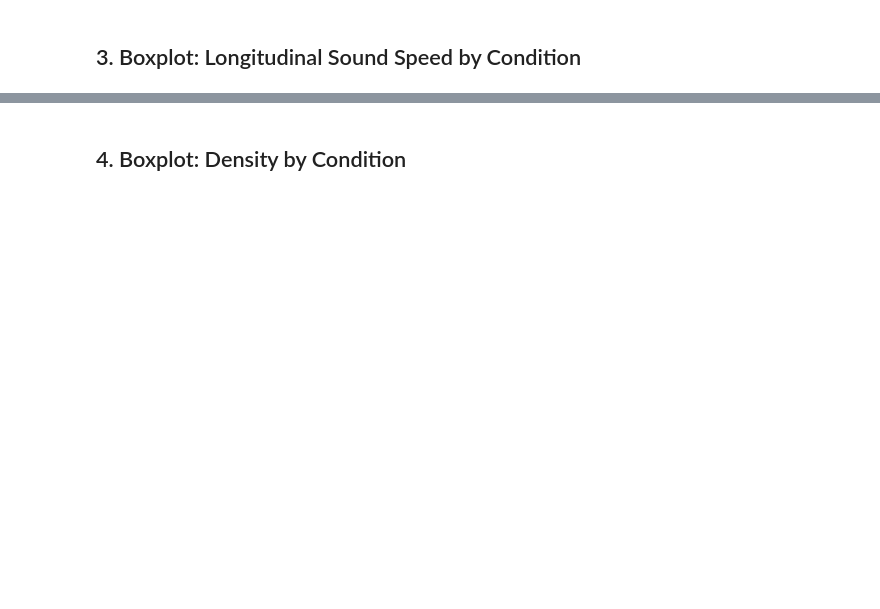
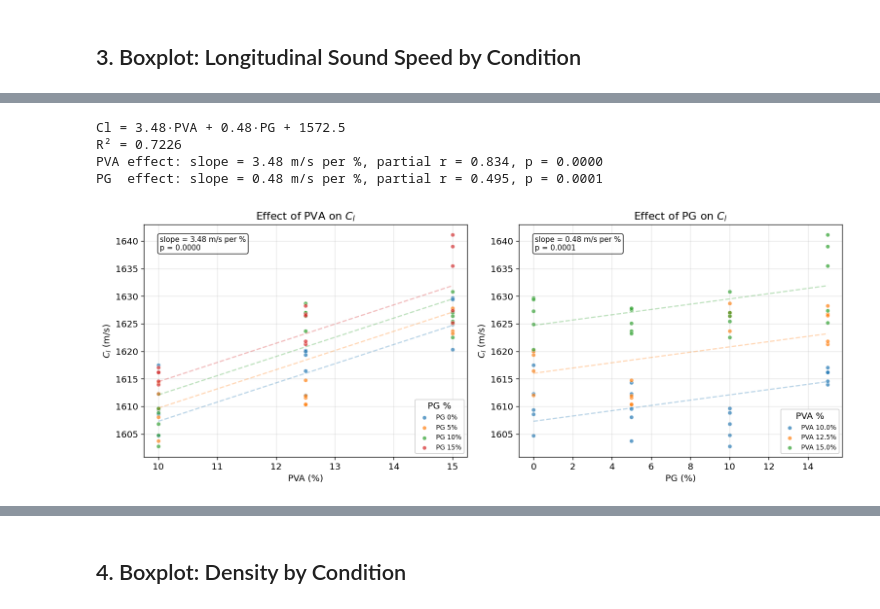
Before and after one commit to Alberto-Rodriguez-Martinez/ECOS, a Jupyter notebook: analysis/analyze_catalog.ipynb, the cells around one changed output, grey strips where cells are left out. Drawn from its saved outputs; the diff is of its cells as text; code cells hidden in the pictures; blank space fills up the shorter version.

```diff
--- a/analysis/analyze_catalog.ipynb
+++ b/analysis/analyze_catalog.ipynb
@@ -81,0 +175,75 @@ plt.show()
+# %%
+# --- Multiple regression: Cl = a·PVA + b·PG + c ---
+from scipy import stats
+import numpy as np
+
+mask = df["US_Cl"].notna()
+PVA = df.loc[mask, "pva_real"].values
+PG  = df.loc[mask, "pg_pct"].values
+Cl  = df.loc[mask, "US_Cl"].values
+
+# Fit: Cl = a*PVA + b*PG + c
+X = np.column_stack([PVA, PG, np.ones(len(PVA))])
+(a, b, c), residuals, rank, sv = np.linalg.lstsq(X, Cl, rcond=None)
+
+Cl_pred = a * PVA + b * PG + c
+SS_res = np.sum((Cl - Cl_pred)**2)
+SS_tot = np.sum((Cl - Cl.mean())**2)
+R2 = 1 - SS_res / SS_tot
+
+# Partial correlations (effect of each factor removing the other)
+r_pva_partial, p_pva = stats.pearsonr(Cl - b * PG, PVA)
+r_pg_partial, p_pg   = stats.pearsonr(Cl - a * PVA, PG)
+
+print(f"Cl = {a:.2f}·PVA + {b:.2f}·PG + {c:.1f}")
+print(f"R² = {R2:.4f}")
+print(f"PVA effect: slope = {a:.2f} m/s per %, partial r = {r_pva_partial:.3f}, p = {p_pva:.4f}")
+print(f"PG  effect: slope = {b:.2f} m/s per %, partial r = {r_pg_partial:.3f}, p = {p_pg:.4f}")
+
+# --- Two subplots: partial effects ---
+fig, (ax1, ax2) = plt.subplots(1, 2, figsize=(13, 5))
+
+# Left: Cl adjusted for PG vs PVA
+Cl_adj_pg = Cl - b * PG  # remove PG effect
+for pg in sorted(df.loc[mask, "pg_pct"].unique()):
+    m = PG == pg
+    ax1.scatter(PVA[m], Cl[m], s=25, alpha=0.7,
+                edgecolors="white", linewidths=0.5, label=f'PG {int(pg)}%')
+pva_range = np.linspace(PVA.min(), PVA.max(), 50)
+for pg_val in sorted(df.loc[mask, "pg_pct"].unique()):
+    ax1.plot(pva_range, a * pva_range + b * pg_val + c, '--', alpha=0.3)
+ax1.text(0.05, 0.95, f'slope = {a:.2f} m/s per %\np = {p_pva:.4f}',
+         transform=ax1.transAxes, fontsize=9, va='top',
+         bbox=dict(boxstyle='round', facecolor='white', alpha=0.8))
+ax1.set_xlabel('PVA (%)')
+ax1.set_ylabel('$C_l$ (m/s)')
+ax1.set_title('Effect of PVA on $C_l$')
+ax1.legend(title='PG %', fontsize=8, framealpha=0.9)
+ax1.grid(True, alpha=0.3)
+
+# Right: Cl vs PG
+for pva in sorted(df.loc[mask, "pva_real"].unique()):
+    m = PVA == pva
+    ax2.scatter(PG[m], Cl[m], s=25, alpha=0.7,
+                edgecolors="white", linewidths=0.5, label=f'PVA {pva}%')
+pg_range = np.linspace(PG.min(), PG.max(), 50)
+for pva_val in sorted(df.loc[mask, "pva_real"].unique()):
+    ax2.plot(pg_range, a * pva_val + b * pg_range + c, '--', alpha=0.3)
+ax2.text(0.05, 0.95, f'slope = {b:.2f} m/s per %\np = {p_pg:.4f}',
+         transform=ax2.transAxes, fontsize=9, va='top',
+         bbox=dict(boxstyle='round', facecolor='white', alpha=0.8))
+ax2.set_xlabel('PG (%)')
+ax2.set_ylabel('$C_l$ (m/s)')
+ax2.set_title('Effect of PG on $C_l$')
+ax2.legend(title='PVA %', fontsize=8, framealpha=0.9)
+ax2.grid(True, alpha=0.3)
+
+fig.tight_layout()
+plt.savefig(fig_dir / 'Cl_regression_PVA_PG.png', dpi=150, bbox_inches='tight')
+plt.show()
+# %% [output]
+Cl = 3.48·PVA + 0.48·PG + 1572.5
+R² = 0.7226
+PVA effect: slope = 3.48 m/s per %, partial r = 0.834, p = 0.0000
+PG  effect: slope = 0.48 m/s per %, partial r = 0.495, p = 0.0001
+[figure, added]
```
Also changed, not shown: parts of 12 cells of this notebook, 7 other files.
